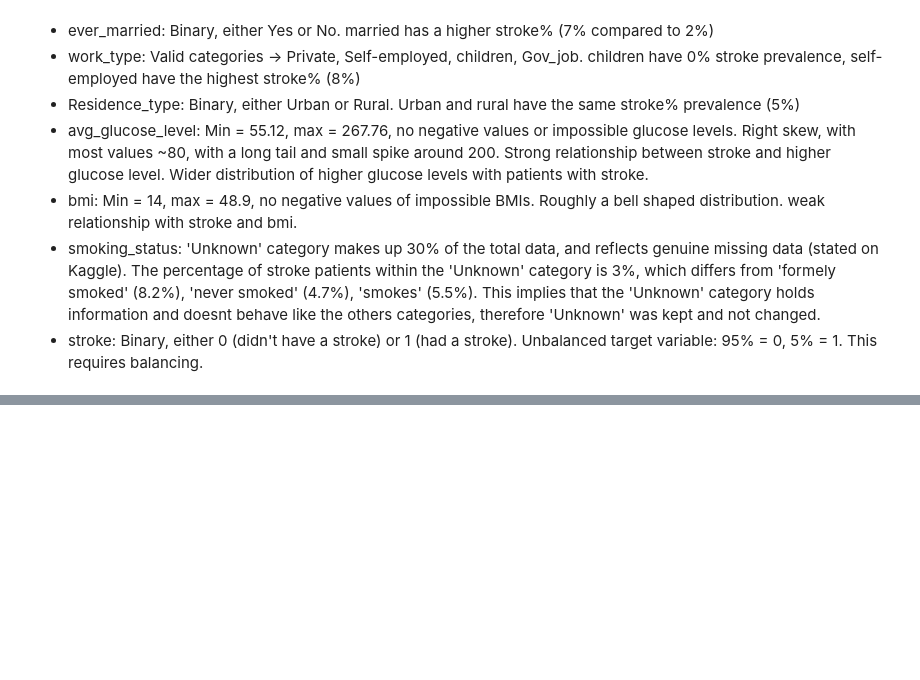
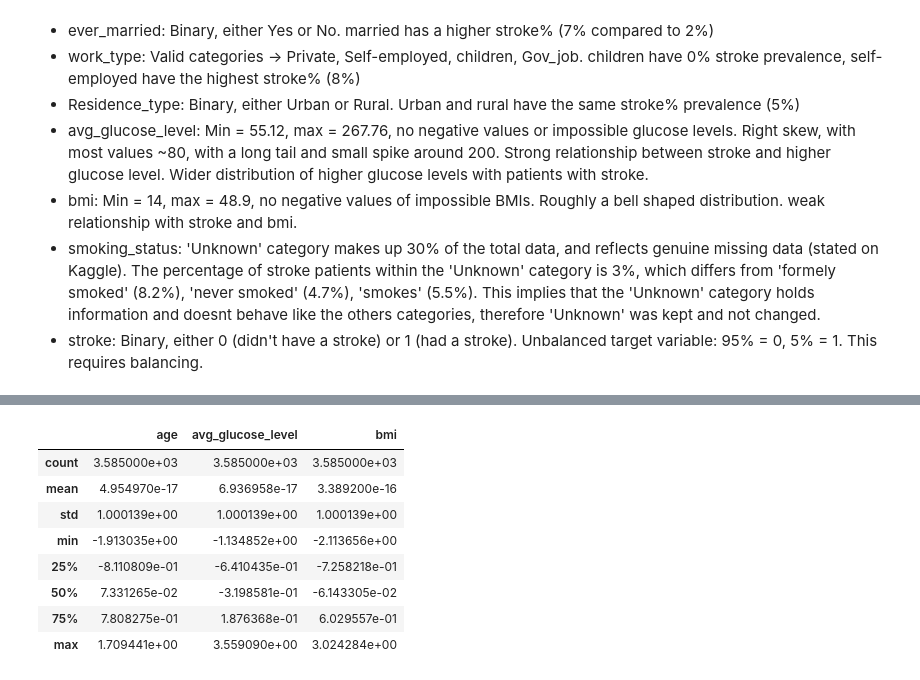
Before and after one commit to tomwillhughes/ML_project, a Jupyter notebook: Notebooks/Brain_Stroke_Prediction.ipynb, the cells around one changed output, grey strips where cells are left out. Saved outputs shown, nothing was run; the diff lists cells and outputs as text; code cells hidden in the pictures; blank space fills up the shorter version.

```diff
--- a/Notebooks/Brain_Stroke_Prediction.ipynb
+++ b/Notebooks/Brain_Stroke_Prediction.ipynb
@@ -374,0 +521,13 @@ for each column:
+# %%
+# checks
+X_train[numerical_cols].describe()
+# %% [output]
+|  | age | avg_glucose_level | bmi |
+| count | 3.585000e+03 | 3.585000e+03 | 3.585000e+03 |
+| mean | 4.954970e-17 | 6.936958e-17 | 3.389200e-16 |
+| std | 1.000139e+00 | 1.000139e+00 | 1.000139e+00 |
+| min | -1.913035e+00 | -1.134852e+00 | -2.113656e+00 |
+| 25% | -8.110809e-01 | -6.410435e-01 | -7.258218e-01 |
+| 50% | 7.331265e-02 | -3.198581e-01 | -6.143305e-02 |
+| 75% | 7.808275e-01 | 1.876368e-01 | 6.029557e-01 |
+| max | 1.709441e+00 | 3.559090e+00 | 3.024284e+00 |
```
Also changed, not shown: parts of 11 cells of this notebook.
